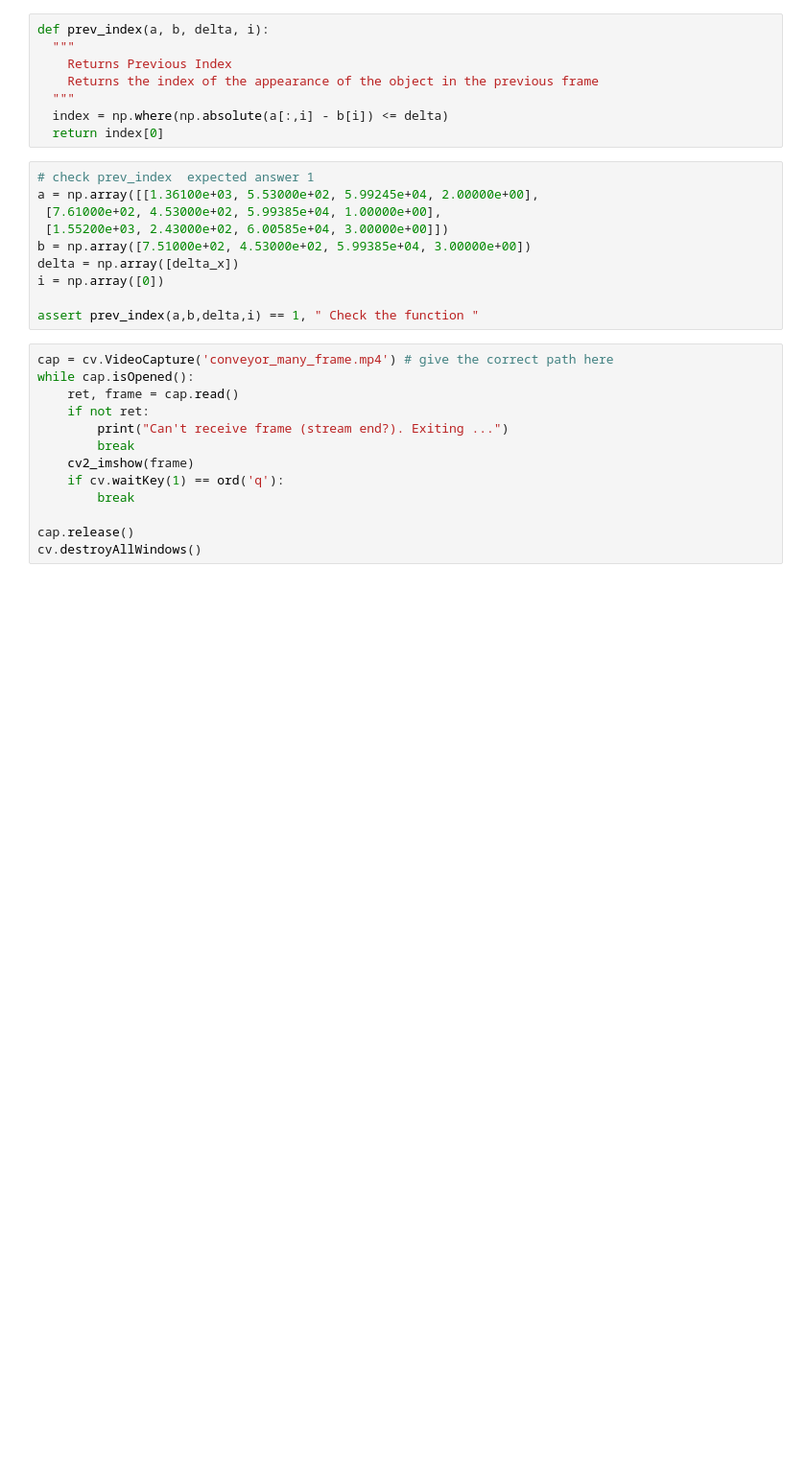
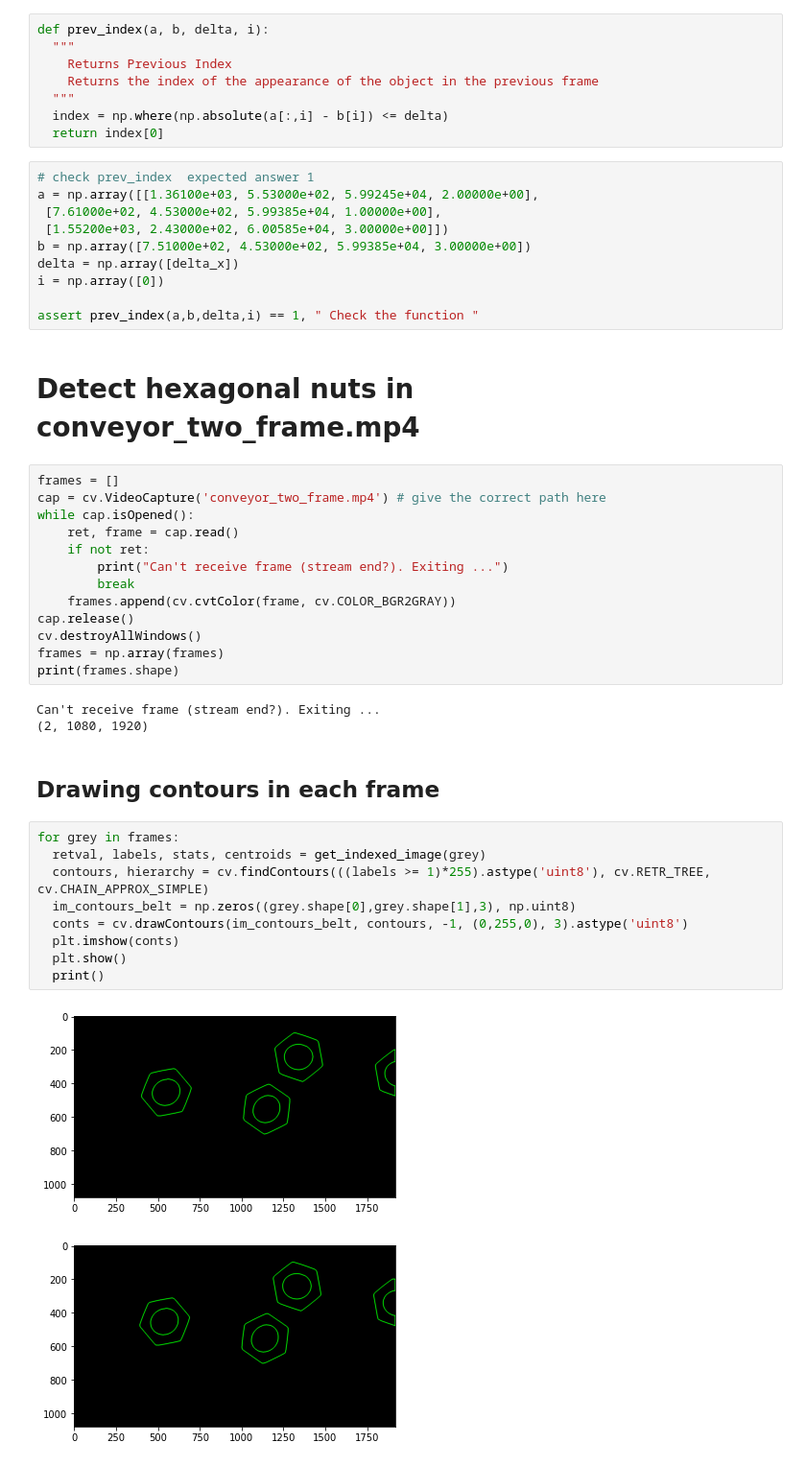
Before and after one commit to PamudithaSomarathne/EN2550, a Jupyter notebook: 5 Count/Assignment 05.ipynb, the cells around one changed output. Shown at 96% size. Cells and saved outputs as stored; diff of their text form; blank space fills up the shorter version.

Commit message:
Finished detection for short video

```diff
--- a/5 Count/Assignment 05.ipynb
+++ b/5 Count/Assignment 05.ipynb
@@ -155,16 +155,35 @@ delta = np.array([delta_x])
 i = np.array([0])
 
 assert prev_index(a,b,delta,i) == 1, " Check the function "
+# %% [markdown]
+# Detect hexagonal nuts in conveyor_two_frame.mp4
 # %%
-cap = cv.VideoCapture('conveyor_many_frame.mp4') # give the correct path here
+frames = []
+cap = cv.VideoCapture('conveyor_two_frame.mp4') # give the correct path here
 while cap.isOpened():
     ret, frame = cap.read()
     if not ret:
         print("Can't receive frame (stream end?). Exiting ...")
         break
-    cv2_imshow(frame)
-    if cv.waitKey(1) == ord('q'):
-        break
-
+    frames.append(cv.cvtColor(frame, cv.COLOR_BGR2GRAY))
 cap.release()
 cv.destroyAllWindows()
+frames = np.array(frames)
+print(frames.shape)
+# %% [output]
+Can't receive frame (stream end?). Exiting ...
+(2, 1080, 1920)
+# %% [markdown]
+## Drawing contours in each frame
+# %%
+for grey in frames:
+  retval, labels, stats, centroids = get_indexed_image(grey)
+  contours, hierarchy = cv.findContours(((labels >= 1)*255).astype('uint8'), cv.RETR_TREE, cv.CHAIN_APPROX_SIMPLE)
+  im_contours_belt = np.zeros((grey.shape[0],grey.shape[1],3), np.uint8)
+  conts = cv.drawContours(im_contours_belt, contours, -1, (0,255,0), 3).astype('uint8')
+  plt.imshow(conts)
+  plt.show()
+  print()
+# %% [output]
+[figure, added]
+[figure, added]
```
Also changed, not shown: parts of 3 cells of this notebook.
